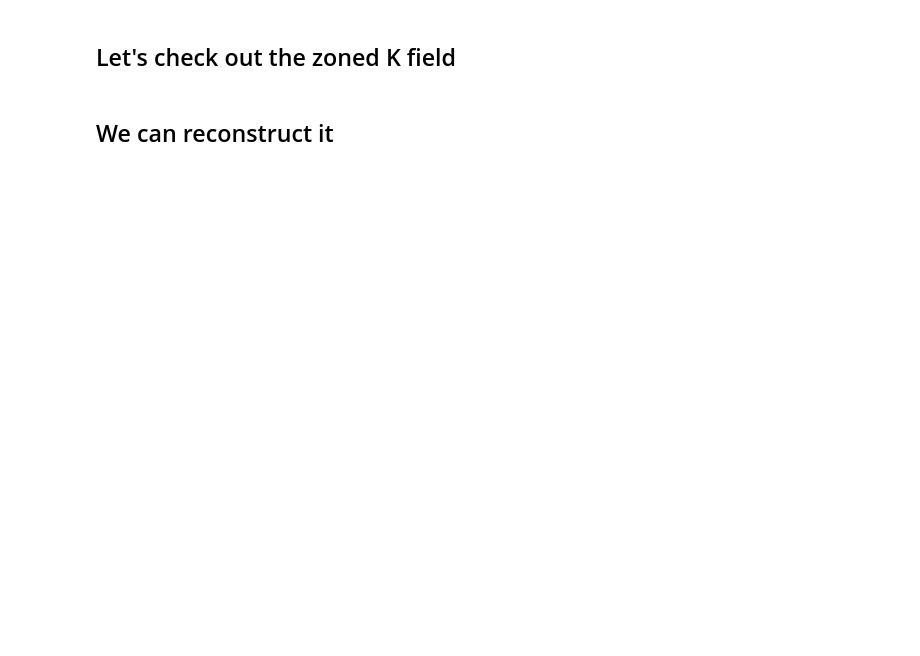
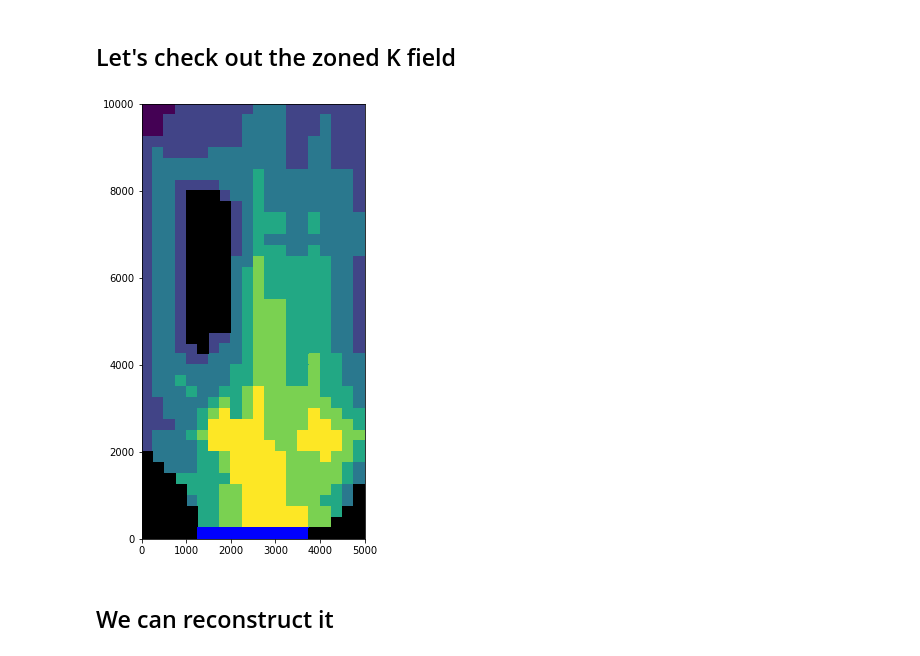
Before and after one commit to mnfienen/GW1876, a Jupyter notebook: activities_stpete/notebooks/singular_value_decomposition/1_SVD.ipynb, the cells around one changed output. Saved outputs shown, nothing was run; the diff lists cells and outputs as text; code cells hidden in the pictures; blank space fills up the shorter version.

```diff
--- a/activities_stpete/notebooks/singular_value_decomposition/1_SVD.ipynb
+++ b/activities_stpete/notebooks/singular_value_decomposition/1_SVD.ipynb
@@ -231,9 +275,12 @@ j = basis.index.map(lambda x: int(x[-4:]))
 # %%
 arr = np.loadtxt(os.path.join("freyberg_truth","hk.zones"))
 plt.figure(figsize=(4,8))
 mm = flopy.plot.PlotMapView(model=m, ax=plt.gca())
 mm.plot_array(arr)
+hk_true = arr.copy()
 mm.plot_ibound();
+# %% [output]
+[figure, added]
 # %% [markdown]
 ## We can reconstruct it
 # %%
```
Also changed, not shown: parts of 17 cells of this notebook, 5 other files.
